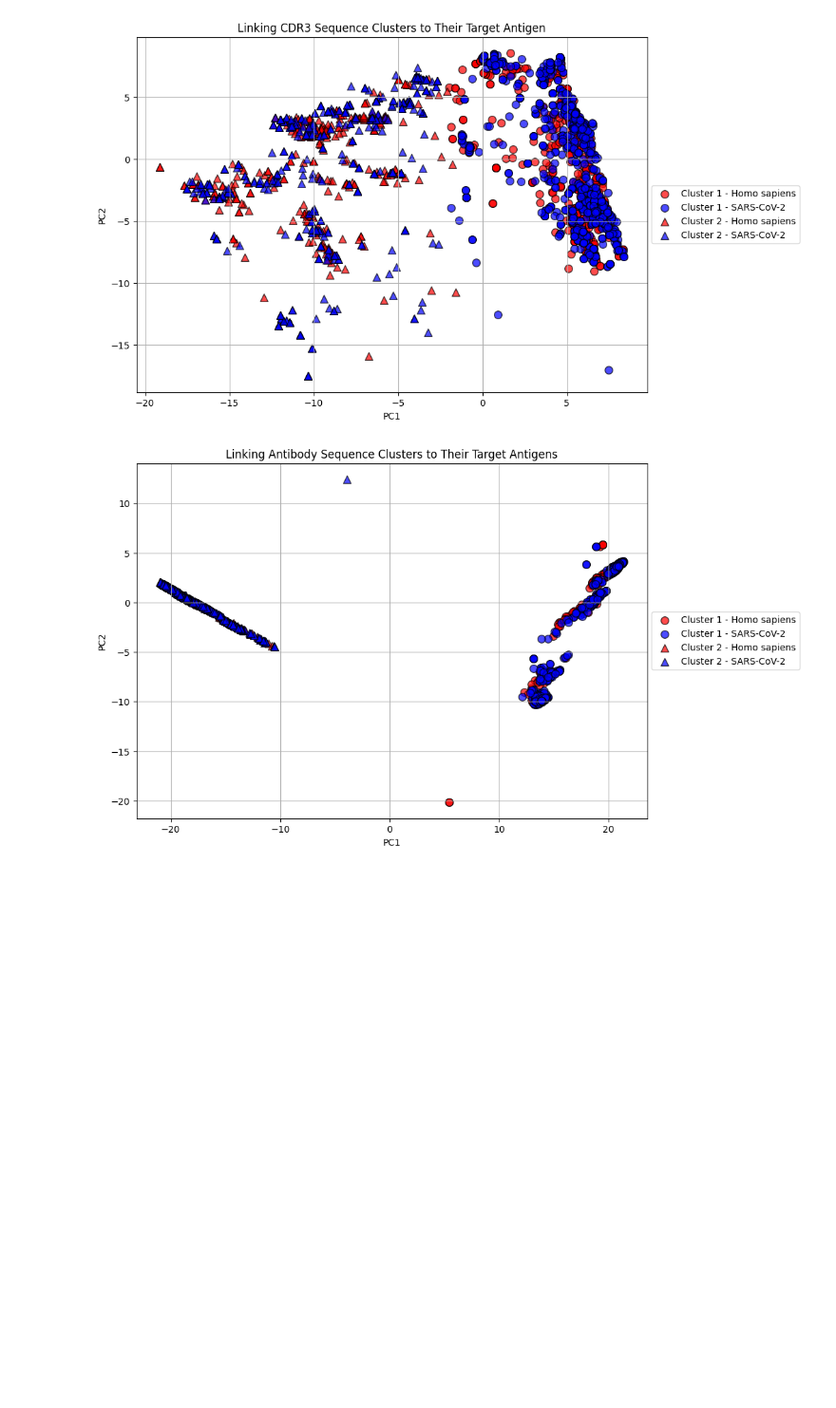
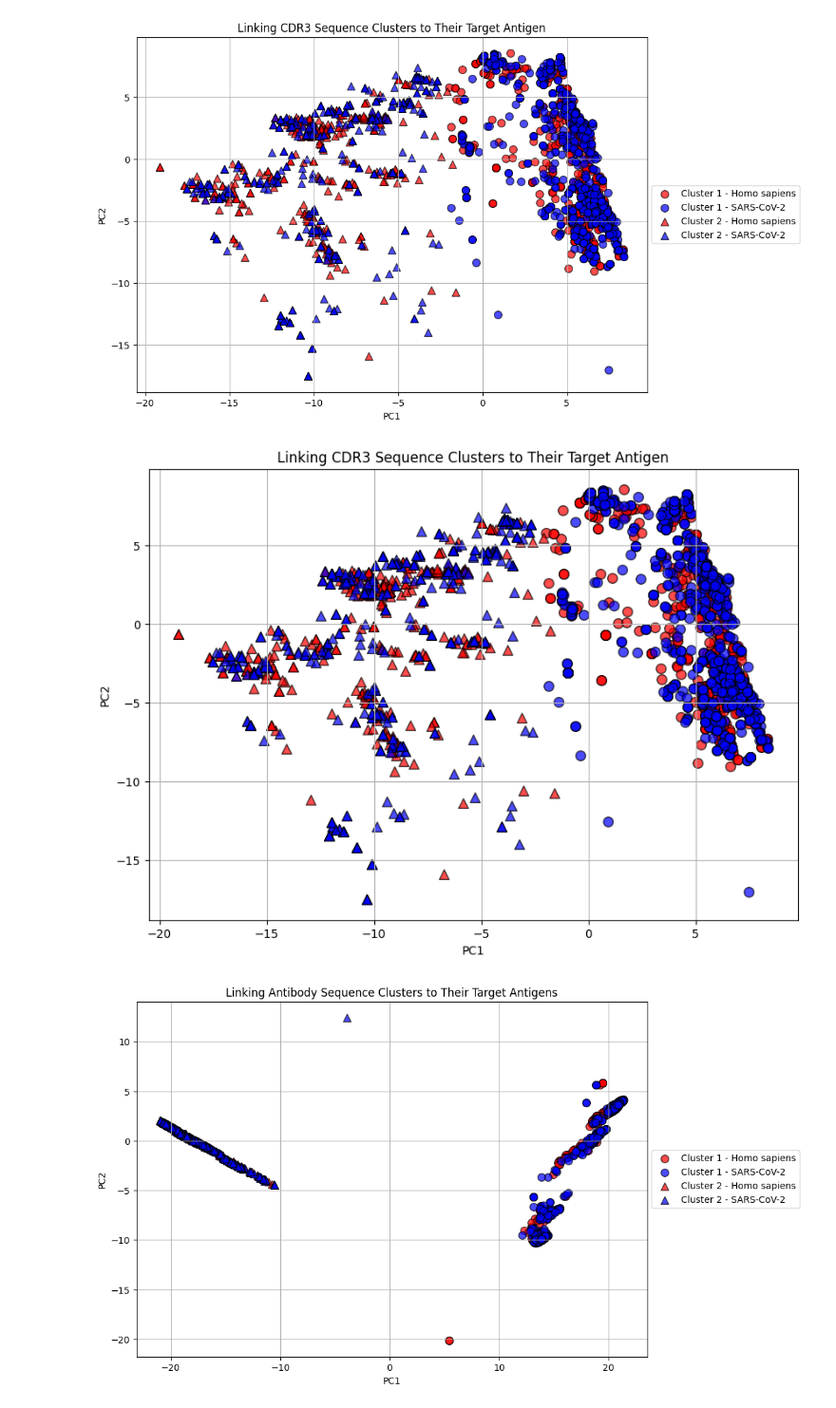
Before and after one commit to datascience-2025-group4/group04-team03, a Jupyter notebook: blasting/Multiple Sequence Alignment/Visualization.ipynb, the cells around one changed output. Shown at 95% size. Cells and saved outputs as stored; diff of their text form; code cells hidden in the pictures; blank space fills up the shorter version.

Commit message:
small change to the plot

```diff
--- a/blasting/Multiple Sequence Alignment/Visualization.ipynb
+++ b/blasting/Multiple Sequence Alignment/Visualization.ipynb
@@ -73,6 +73,66 @@ plt.legend(handles, new_labels, loc='center left', bbox_to_anchor=(1, 0.5))
 plt.show()
 # %% [output]
 [figure]
+# %%
+import pandas as pd
+import matplotlib.pyplot as plt
+import seaborn as sns
+
+
+df = pd.read_csv("CDR3_pca_clusters_final.csv")
+
+# Normalize antigen species strings
+df['antigen_species'] = df['antigen_species'].str.lower().str.strip()
+
+# Define color mapping for antigens
+color_map = {
+    'homo sapiens': 'red',
+    'severe acute respiratory syndrome coronavirus2': 'blue'
+}
+
+# Define marker mapping for clusters
+marker_map = {
+    0: 'o',  # cluster 1
+    1: '^'   # cluster 2
+}
+
+# Map colors and markers
+df['color'] = df['antigen_species'].map(color_map)
+df['marker'] = df['Cluster'].map(marker_map)
+
+
+df = df.dropna(subset=['color', 'marker'])
+
+plt.figure(figsize=(10, 7))
+
+# Plot each cluster/antigen combo
+for cluster in df['Cluster'].unique():
+    cluster_label = cluster + 1  # Shift label 0→1, 1→2
+    for antigen in df['antigen_species'].unique():
+        subset = df[(df['Cluster'] == cluster) & (df['antigen_species'] == antigen)]
+        if subset.empty:
+            continue
+        plt.scatter(
+            subset['PC1'], subset['PC2'],
+            c=color_map[antigen],
+            marker=marker_map[cluster],
+            label=f'Cluster {cluster_label}, Antigen {antigen}',
+            alpha=0.7,
+            edgecolors='k',
+            s=70
+        )
+
+plt.xlabel('PC1')
+plt.ylabel('PC2')
+plt.title('Linking CDR3 Sequence Clusters to Their Target Antigen')
+
+plt.grid(True)
+
+
+
+plt.show()
+# %% [output]
+[figure, added]
 # %%
 import pandas as pd
 import matplotlib.pyplot as plt
```
Also changed, not shown: 1 other file.
